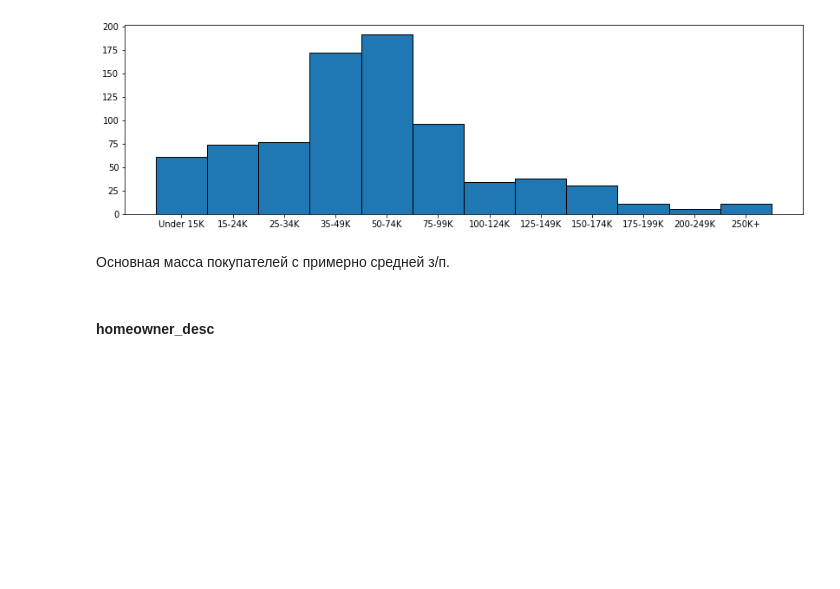
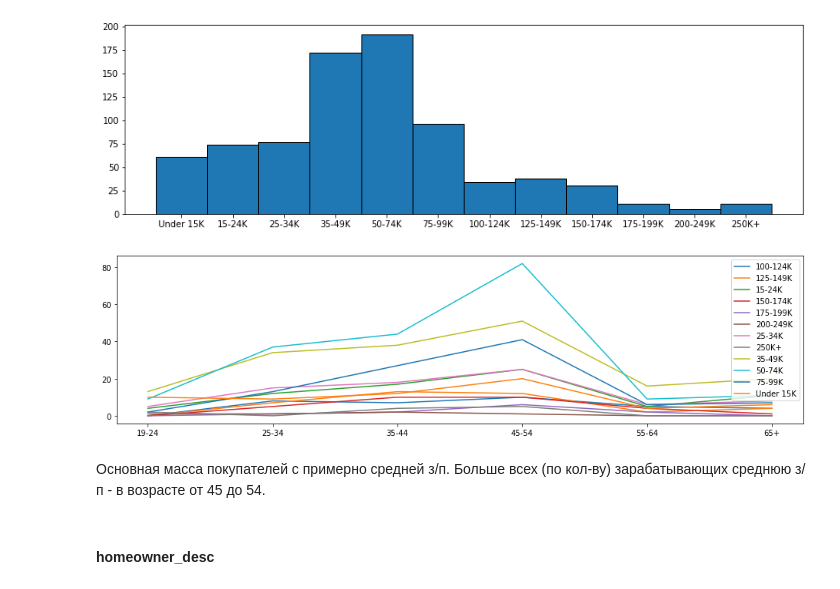
Before and after one commit to j2cry/gb_recommends, a Jupyter notebook: hw5/hw5_eda.ipynb, the cells around one changed output. Cells and saved outputs as stored; diff of their text form; code cells hidden in the pictures; blank space fills up the shorter version.

```diff
--- a/hw5/hw5_eda.ipynb
+++ b/hw5/hw5_eda.ipynb
@@ -233,8 +234,16 @@ uniq['ext'] = user_features['income_desc'].str.extract(r'(\d+)K').astype('int')
 describe_feature(uniq.sort_values(by='ext')['income_desc'], figsize=(14, 4))
 # %% [output]
 [figure]
+# %%
+# распределение зарплат по возрастам
+income_age = user_features.groupby('income_desc')['age_desc'].value_counts().unstack().fillna(0)
+plt.figure(figsize=(16, 4))
+plt.plot(income_age.T)
+plt.legend(labels=income_age.index);
+# %% [output]
+[figure, added]
 # %% [markdown]
-Основная масса покупателей с примерно средней з/п.
+Основная масса покупателей с примерно средней з/п. Больше всех (по кол-ву) зарабатывающих среднюю з/п - в возрасте от 45 до 54.
 # %% [markdown]
 #### homeowner_desc
 # %%
```
Also changed, not shown: parts of 11 cells of this notebook, 6 other files.
